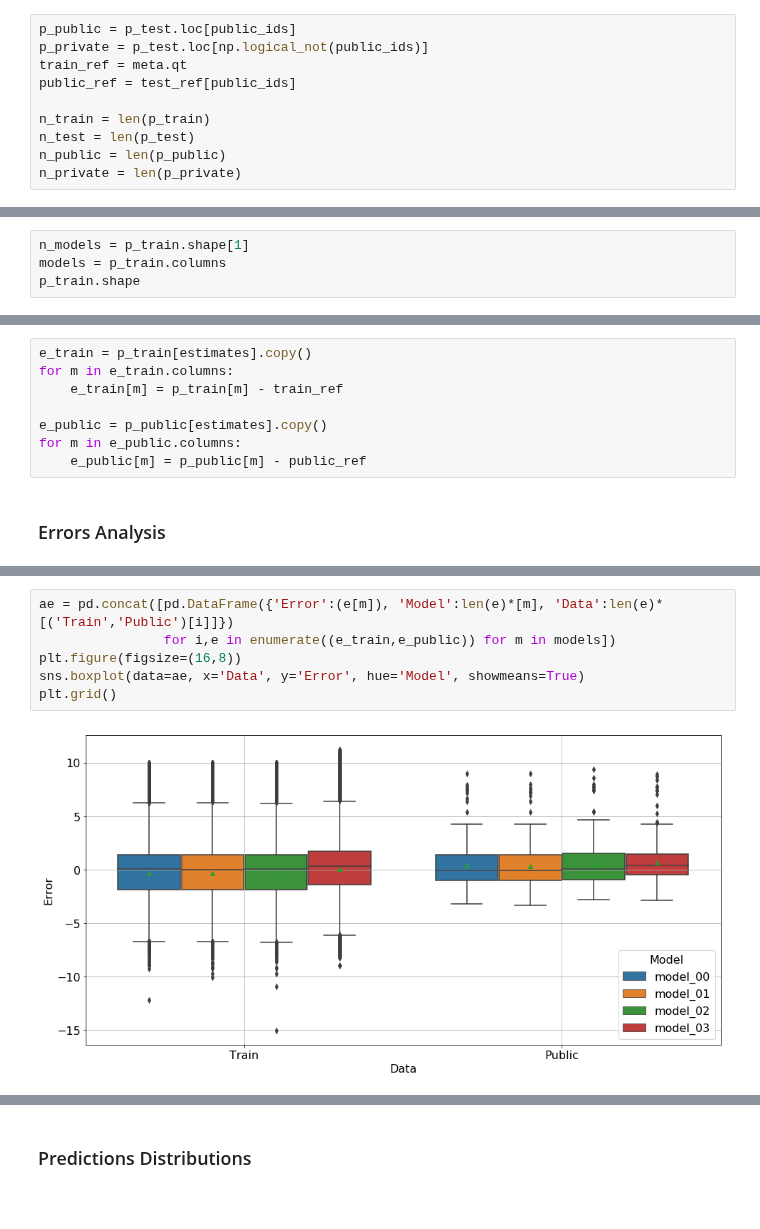
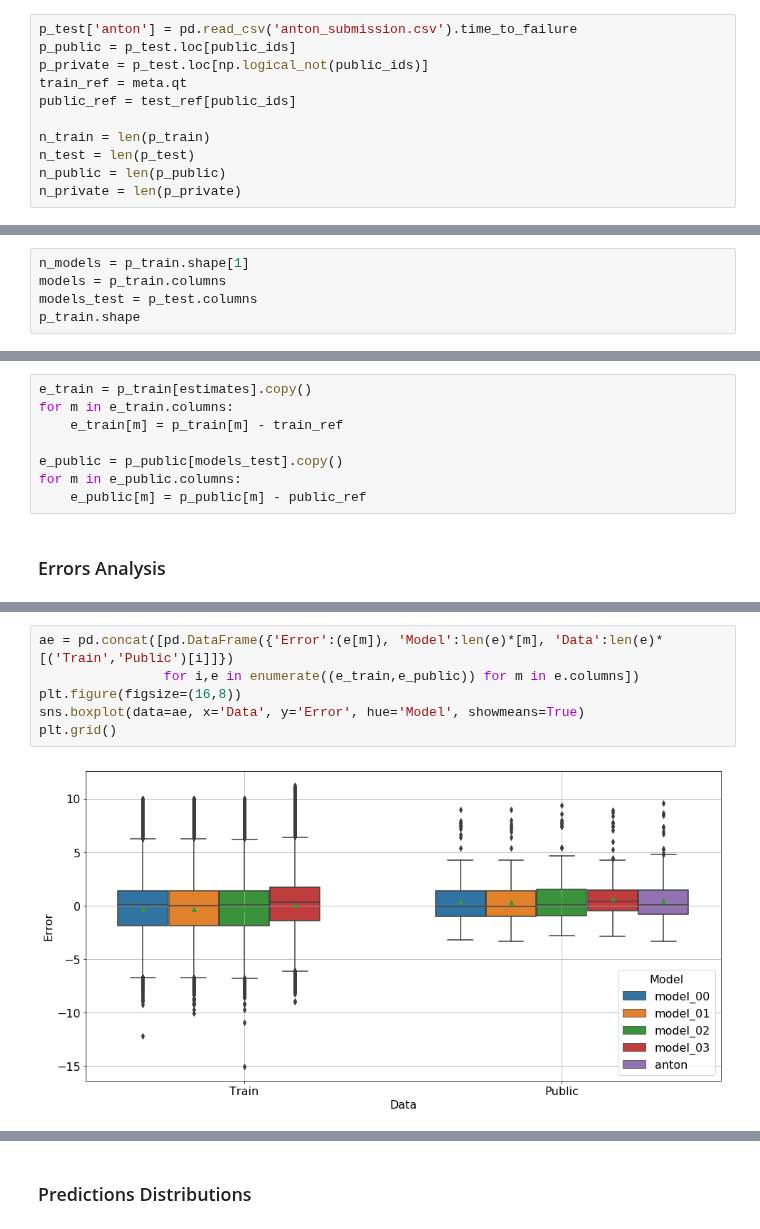
Before and after one commit to ido90/Earthquakes, a Jupyter notebook: Features Analysis/final_models_analysis.ipynb, the cells around one changed output, grey strips where cells are left out. Saved outputs shown, nothing was run; the diff lists cells and outputs as text.

```diff
--- a/Features Analysis/final_models_analysis.ipynb
+++ b/Features Analysis/final_models_analysis.ipynb
@@ -78,6 +75,7 @@ p_test = pd.DataFrame({f'model_{i:02d}':np.load(PREDS/f'predictions-{i:02d}.npy'
 # test ttf reference ( = currently best submission)
 test_ref = pd.read_csv('test_ref.csv').time_to_failure.values # array of estimated test ttf
 # %%
+p_test['anton'] = pd.read_csv('anton_submission.csv').time_to_failure
 p_public = p_test.loc[public_ids]
 p_private = p_test.loc[np.logical_not(public_ids)]
 train_ref = meta.qt
@@ -133,6 +131,7 @@ Contents:
 # %%
 n_models = p_train.shape[1]
 models = p_train.columns
+models_test = p_test.columns
 p_train.shape
 # %% [output]
 (21988, 4)
@@ -148,7 +147,7 @@ e_train = p_train[estimates].copy()
 for m in e_train.columns:
     e_train[m] = p_train[m] - train_ref
 
-e_public = p_public[estimates].copy()
+e_public = p_public[models_test].copy()
 for m in e_public.columns:
     e_public[m] = p_public[m] - public_ref
 # %% [markdown]
@@ -176,10 +176,10 @@ mae
 # %%
 ae = pd.concat([pd.DataFrame({'Error':(e[m]), 'Model':len(e)*[m], 'Data':len(e)*[('Train','Public')[i]]})
-                for i,e in enumerate((e_train,e_public)) for m in models])
+                for i,e in enumerate((e_train,e_public)) for m in e.columns])
 plt.figure(figsize=(16,8))
 sns.boxplot(data=ae, x='Data', y='Error', hue='Model', showmeans=True)
 plt.grid()
 # %% [output]
-[figure, old version]
+[figure, new version]
 # %%
 ae = pd.concat([pd.DataFrame({'|Error|':np.abs(e[m]), 'Model':len(e)*[m], 'Data':len(e)*[('Train','Public')[i]]})
```
Also changed, not shown: parts of 19 cells of this notebook.
